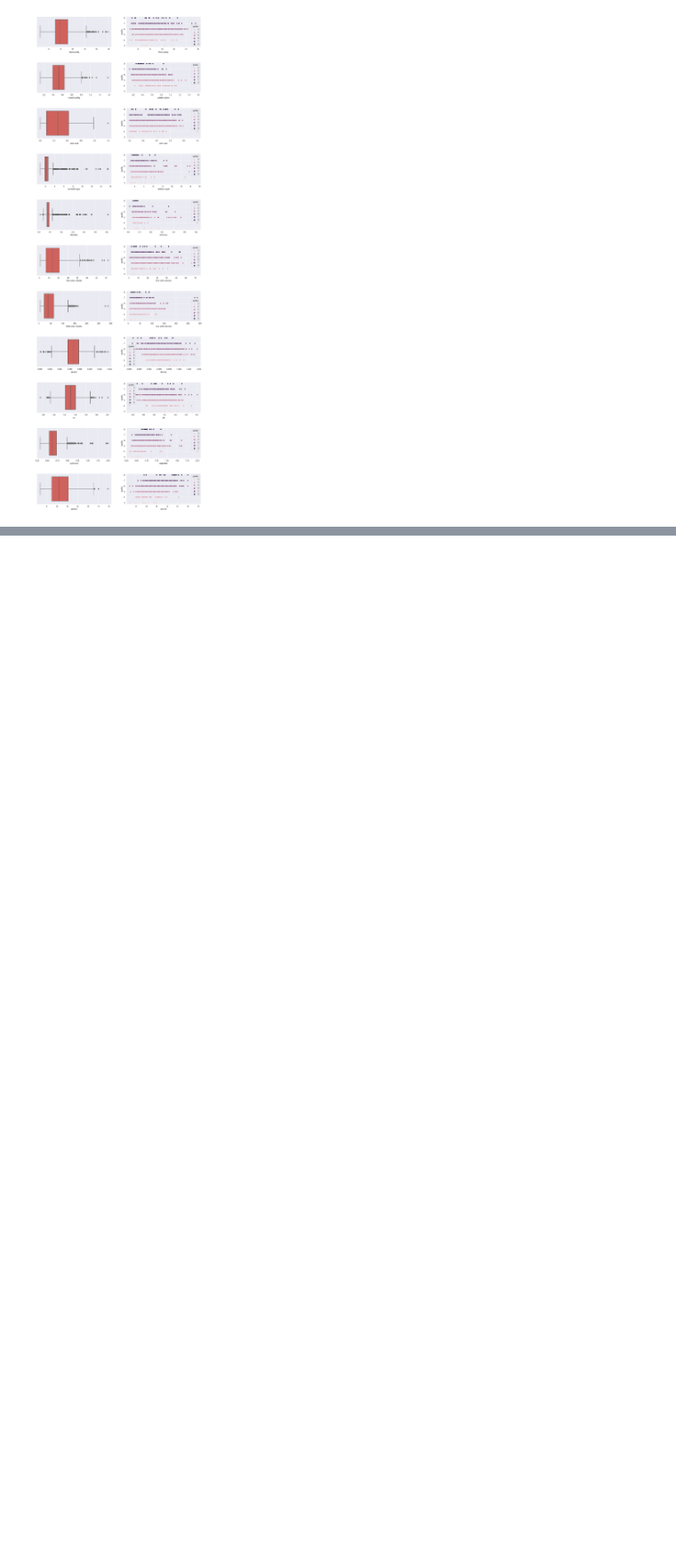
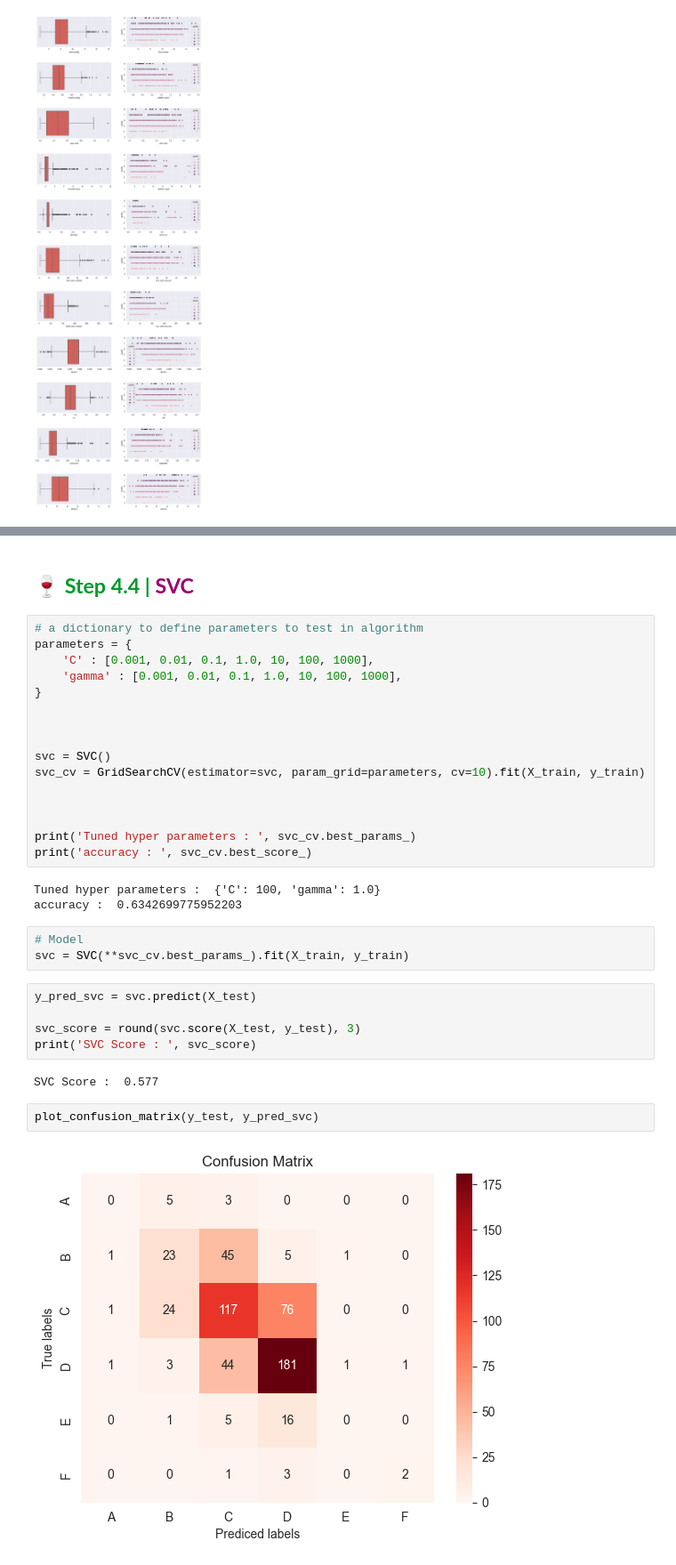
Before and after one commit to NimaPourmoradi/RedWineQuality, a Jupyter notebook: RedWineQuality.ipynb, the cells around one changed output, grey strips where cells are left out. Shown at 89% size. Cells and saved outputs as stored; diff of their text form; blank space fills up the shorter version.

```diff
--- a/RedWineQuality.ipynb
+++ b/RedWineQuality.ipynb
@@ -195,0 +392,36 @@ plt.show()
+# %% [markdown]
+<a id="svc"></a>
+<h2><b><span style="color:#009b2d">🍷 Step 4.4 | </span><span style="color:#9b006e">SVC</span></b></h2>
+# %%
+# a dictionary to define parameters to test in algorithm
+parameters = {
+    'C' : [0.001, 0.01, 0.1, 1.0, 10, 100, 1000],
+    'gamma' : [0.001, 0.01, 0.1, 1.0, 10, 100, 1000],
+}
+
+
+
+svc = SVC()
+svc_cv = GridSearchCV(estimator=svc, param_grid=parameters, cv=10).fit(X_train, y_train)
+
+
+
+print('Tuned hyper parameters : ', svc_cv.best_params_)
+print('accuracy : ', svc_cv.best_score_)
+# %% [output]
+Tuned hyper parameters :  {'C': 100, 'gamma': 1.0}
+accuracy :  0.6342699775952203
+# %%
+# Model
+svc = SVC(**svc_cv.best_params_).fit(X_train, y_train)
+# %%
+y_pred_svc = svc.predict(X_test)
+
+svc_score = round(svc.score(X_test, y_test), 3)
+print('SVC Score : ', svc_score)
+# %% [output]
+SVC Score :  0.577
+# %%
+plot_confusion_matrix(y_test, y_pred_svc)
+# %% [output]
+[figure, added]
```
Also changed, not shown: parts of 58 cells of this notebook.
